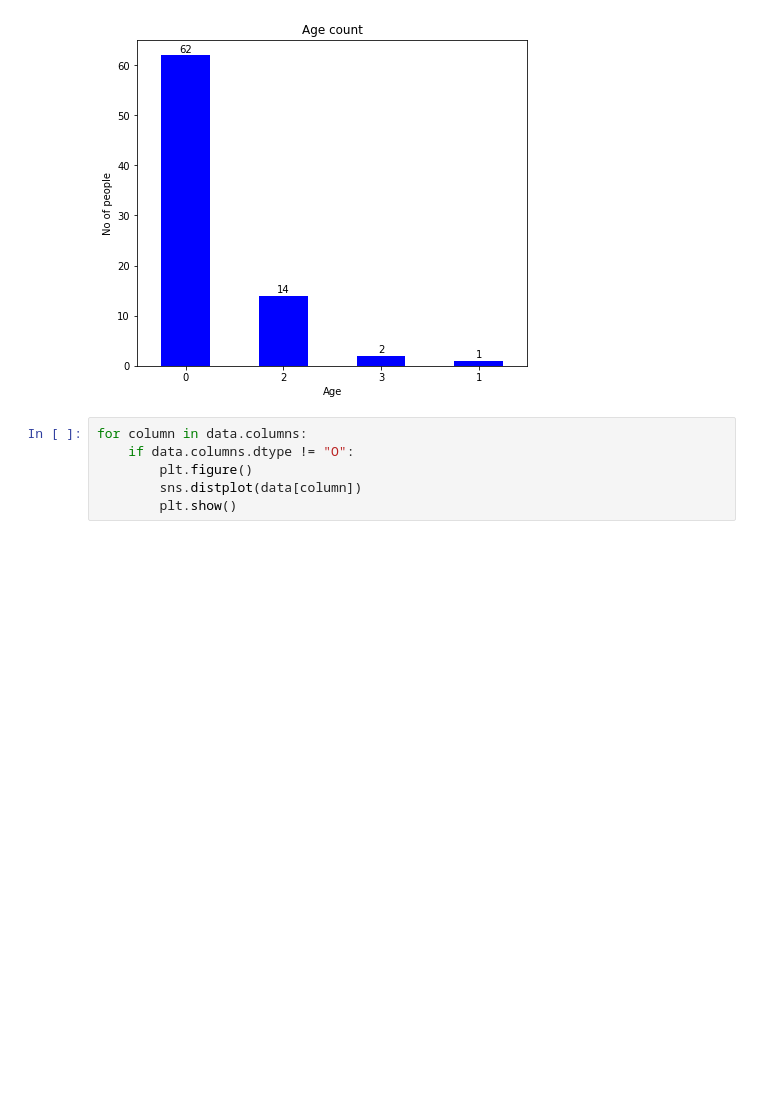
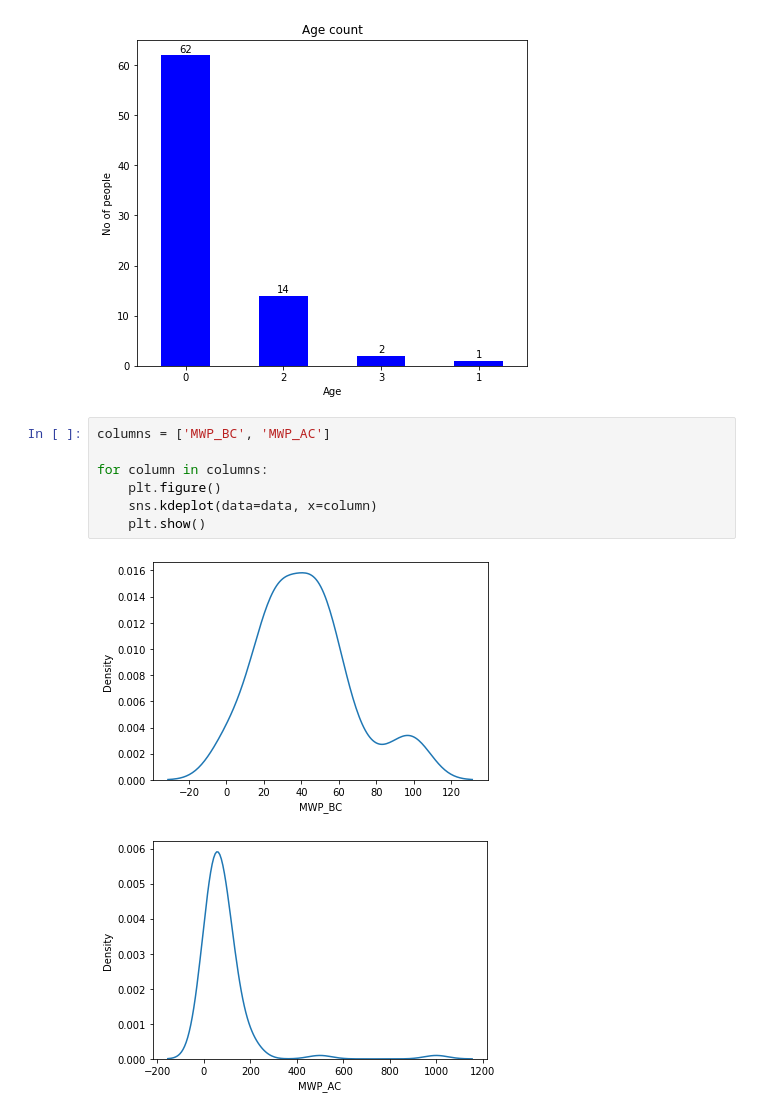
Before and after one commit to kashvi05/MAT502-Advance-Statistics-Project, a Jupyter notebook: DataAnalysis.ipynb, the cells around one changed output. Cells and saved outputs as stored; diff of their text form; blank space fills up the shorter version.

Commit message:
chore: Added KDE plots in data analysis

```diff
--- a/DataAnalysis.ipynb
+++ b/DataAnalysis.ipynb
@@ -133,8 +133,12 @@ plt.show()
 # %% [output]
 [figure]
 # %%
-for column in data.columns:
-    if data.columns.dtype != "O":
-        plt.figure()
-        sns.distplot(data[column])
-        plt.show()
+columns = ['MWP_BC', 'MWP_AC']
+
+for column in columns:
+    plt.figure()
+    sns.kdeplot(data=data, x=column)
+    plt.show()
+# %% [output]
+[figure, added]
+[figure, added]
```
